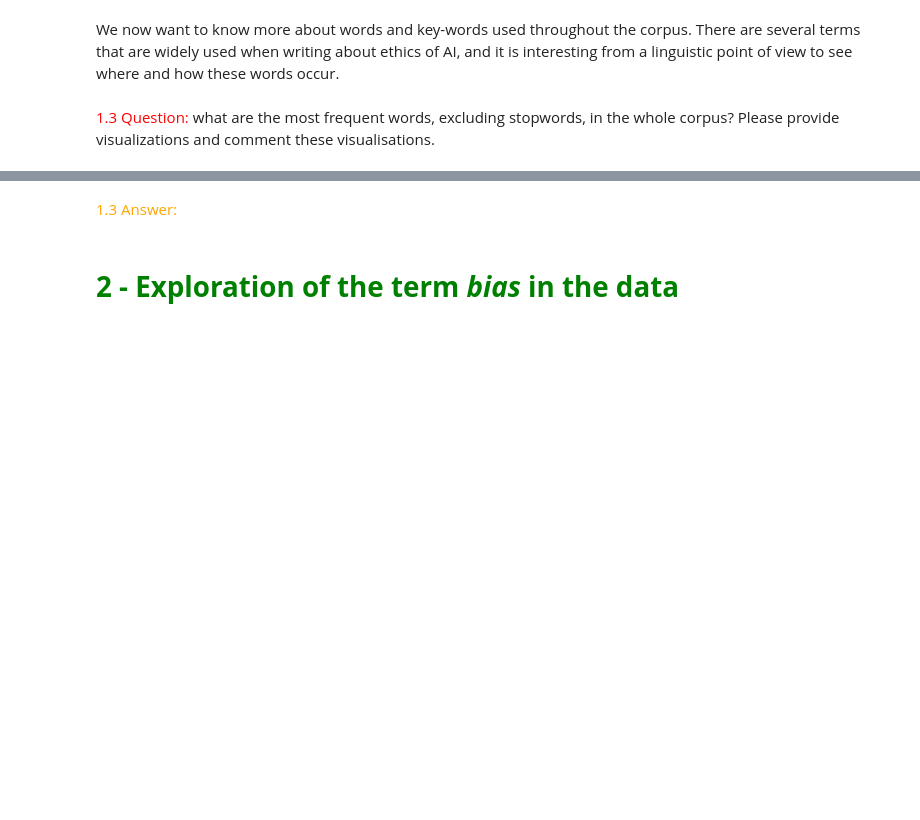
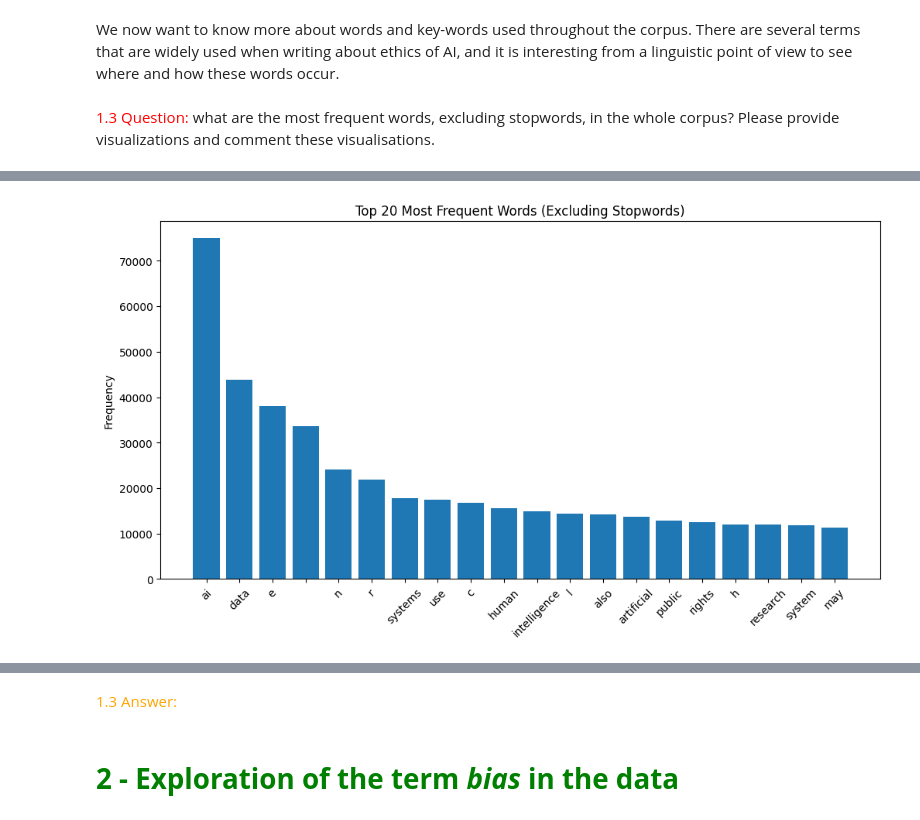
Before and after one commit to Fadel0202/CHAI-bias, a Jupyter notebook: IA_717_ProjectCHAI-bias_2025.ipynb, the cells around one changed output, grey strips where cells are left out. Saved outputs shown, nothing was run; the diff lists cells and outputs as text; code cells hidden in the pictures; blank space fills up the shorter version.

```diff
--- a/IA_717_ProjectCHAI-bias_2025.ipynb
+++ b/IA_717_ProjectCHAI-bias_2025.ipynb
@@ -55,0 +103,33 @@ We now want to know more about words and key-words used throughout the corpus. T
+# %%
+# Load stop words
+nltk.download('stopwords')
+nltk.download("punkt")
+
+from nltk.corpus import stopwords
+
+# Load txt files
+txt_folder = "/home/ambroise012/CHAI-bias/mapaie/data/txts"
+#
+corpus_text = ""
+for filename in os.listdir(txt_folder):
+    if filename.endswith(".txt"):
+        with open(os.path.join(txt_folder, filename), "r", encoding="utf-8", errors="ignore") as f:
+            corpus_text += f.read().lower() + " "
+
+# Tokenization (remove punctuation, split into words)
+tokens = [
+    word.strip(string.punctuation)
+    for word in corpus_text.split()
+    if word.strip(string.punctuation)
+]
+
+stop_words = set(stopwords.words("english"))
+filtered_tokens = [w for w in tokens if w not in stop_words]
+
+# Count frequencies
+word_freq = Counter(filtered_tokens)
+
+top_words = word_freq.most_common(20)
+print("Top 20 most frequent words (excluding stopwords):")
+for word, freq in top_words:
+    print(f"{word}: {freq}")
@@ -55,0 +160,10 @@ We now want to know more about words and key-words used throughout the corpus. T
+# %%
+# Bar chart
+plt.figure(figsize=(12, 6))
+plt.bar([w for w, _ in top_words], [c for _, c in top_words])
+plt.title("Top 20 Most Frequent Words (Excluding Stopwords)")
+plt.xticks(rotation=45)
+plt.ylabel("Frequency")
+plt.show()
+# %% [output]
+[figure, added]
```
Also changed, not shown: parts of 34 cells of this notebook.
